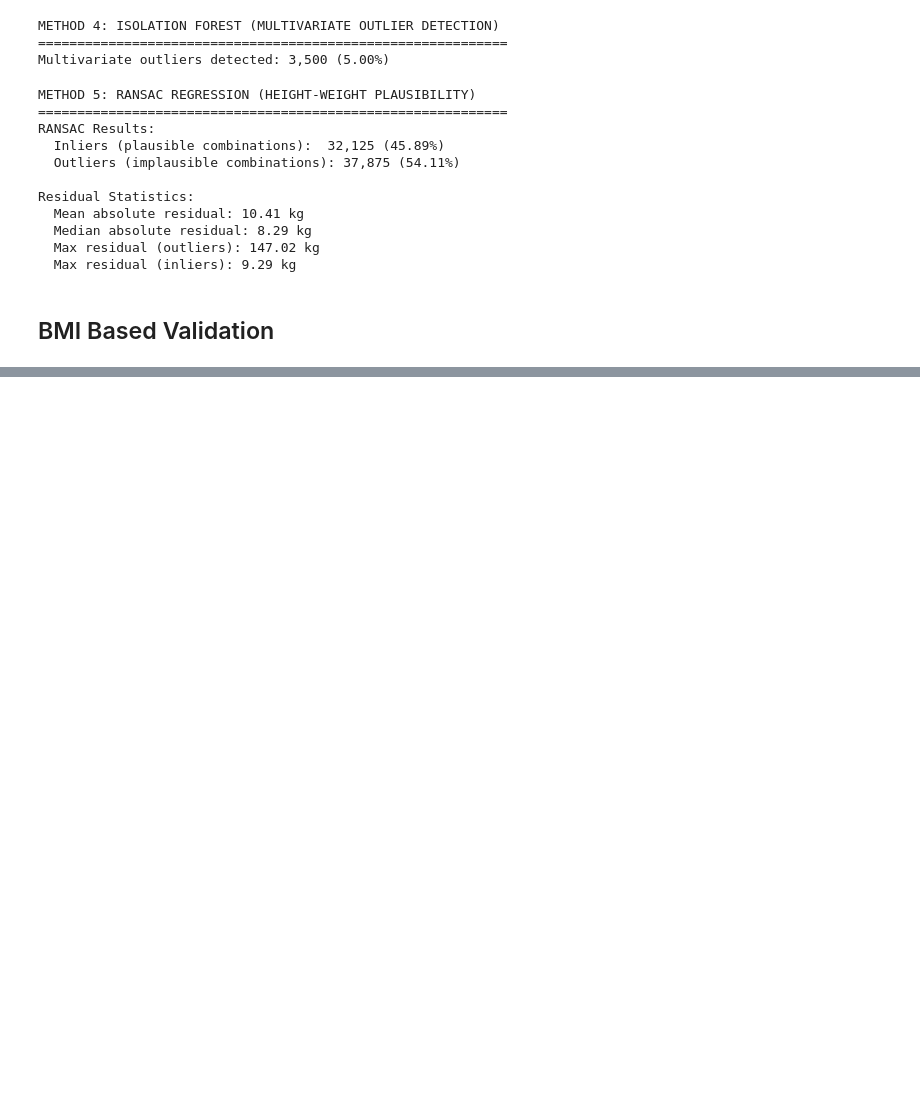
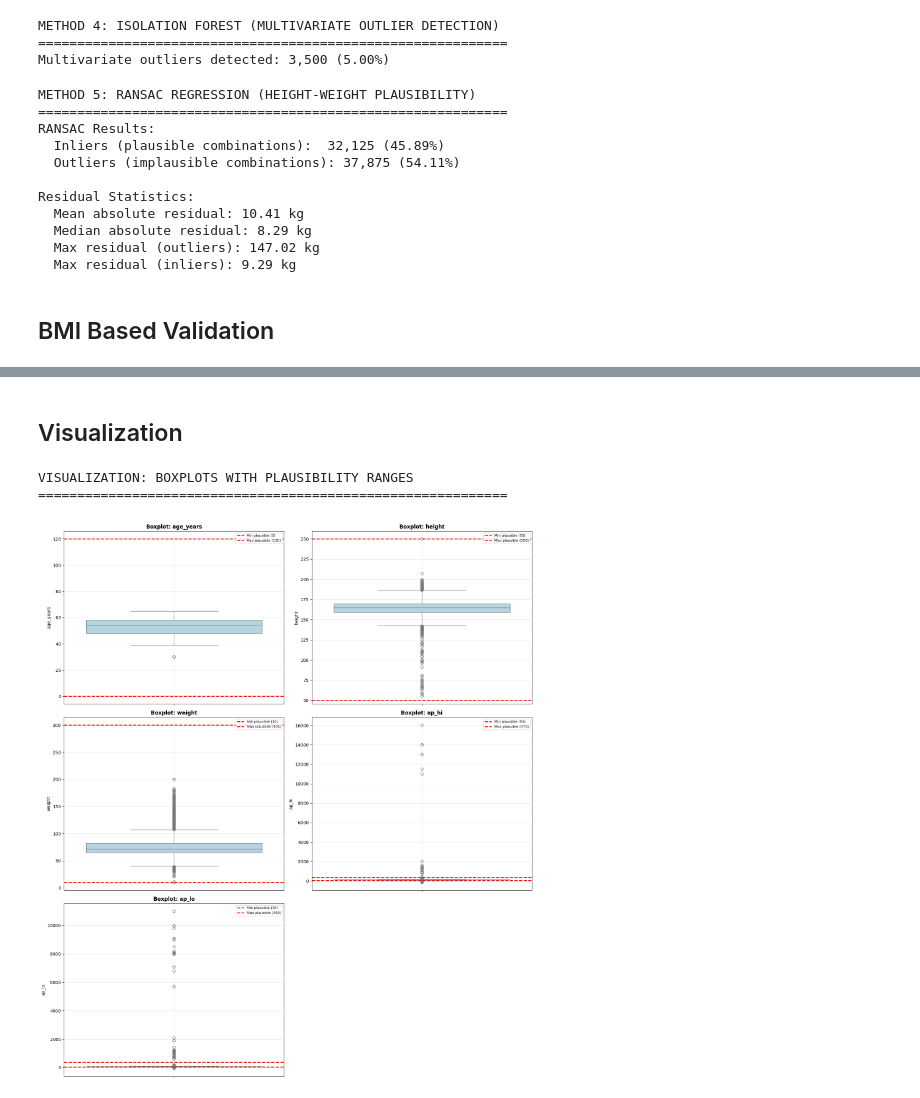
Before and after one commit to eyyuboeztuerk-arch/DPP-Stackfuel-Data-Science-Projekt, a Jupyter notebook: notebooks/01_exploration.ipynb, the cells around one changed output, grey strips where cells are left out. Cells and saved outputs as stored; diff of their text form; code cells hidden in the pictures; blank space fills up the shorter version.

Commit message:
modify advanced outlier analysis in 01_exploration.ipynb: add visualization (boxplots, RANSAC regression)

```diff
--- a/notebooks/01_exploration.ipynb
+++ b/notebooks/01_exploration.ipynb
@@ -978,0 +997,38 @@ if len(extreme_bmi_low) > 0 or len(extreme_bmi_high) > 0:
+# %% [markdown]
+## Visualization
+# %%
+# =============================================================================
+# VISUALIZATION: BOXPLOTS WITH PLAUSIBILITY RANGES
+# =============================================================================
+
+print("\n\nVISUALIZATION: BOXPLOTS WITH PLAUSIBILITY RANGES")
+print("="*60)
+
+fig, axes = plt.subplots(3, 2, figsize=(16, 18))
+axes = axes.ravel()
+
+for i, var in enumerate(important_vars[:5]):
+    # Boxplot
+    sns.boxplot(data=df, y=var, ax=axes[i], color='lightblue')
+
+    # Add plausibility range lines if available
+    if var in plausibility_ranges:
+        ranges = plausibility_ranges[var]
+        axes[i].axhline(y=ranges['min'], color='red', linestyle='--',
+                       linewidth=2, label=f"Min plausible ({ranges['min']})")
+        axes[i].axhline(y=ranges['max'], color='red', linestyle='--',
+                       linewidth=2, label=f"Max plausible ({ranges['max']})")
+
+    axes[i].set_title(f'Boxplot: {var}', fontweight='bold', fontsize=12)
+    axes[i].legend(loc='upper right', fontsize=8)
+    axes[i].grid(True, alpha=0.3)
+
+# Hide the 6th (empty) subplot
+axes[5].set_visible(False)
+
+plt.tight_layout()
+plt.show()
+# %% [output]
+VISUALIZATION: BOXPLOTS WITH PLAUSIBILITY RANGES
+============================================================
+[figure, added]
```
Also changed, not shown: parts of 2 cells of this notebook.
